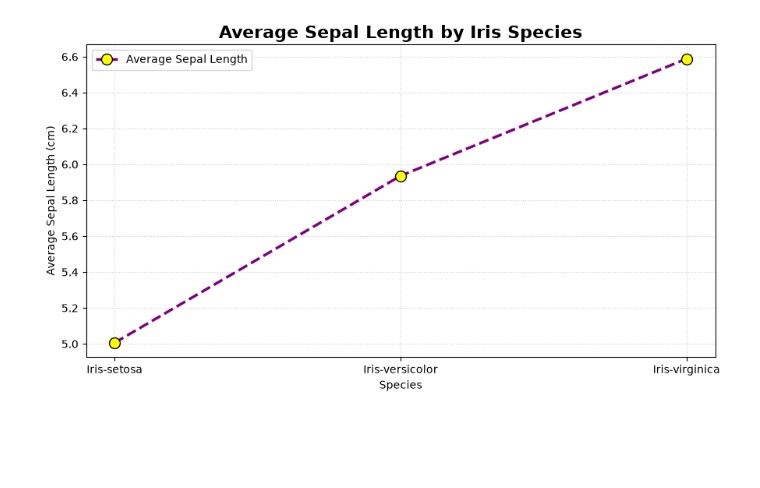
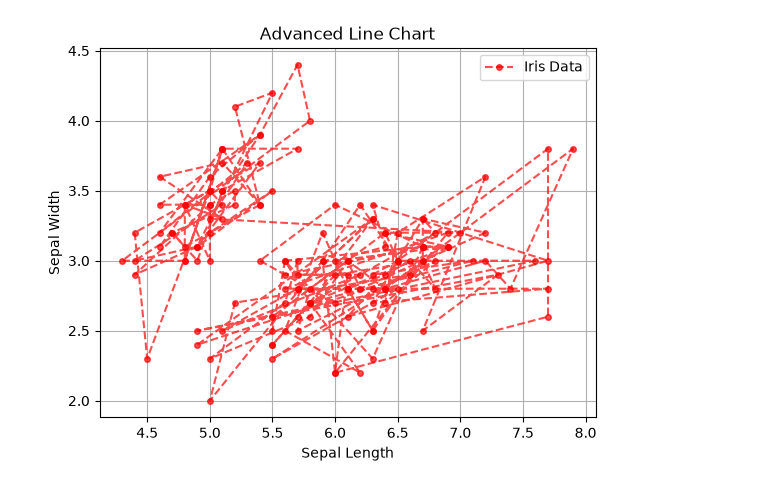
Before and after one commit to aayush-xid-su/CUTM, a Jupyter notebook: SEM1/DAVP/lab/iris_lab/LineChart_iris_02.ipynb, the cells around one changed output. Saved outputs shown, nothing was run; the diff lists cells and outputs as text; code cells hidden in the pictures; blank space fills up the shorter version.

Commit message:
DAVP lab added advanced chart

```diff
--- a/SEM1/DAVP/lab/iris_lab/LineChart_iris_02.ipynb
+++ b/SEM1/DAVP/lab/iris_lab/LineChart_iris_02.ipynb
@@ -1,37 +1,19 @@
 # %%
 import pandas as pd
 import matplotlib.pyplot as plt
-import numpy as np
 
 df = pd.read_csv("/home/ayushhh/CUTM/SEM1/DAVP/IRIS.csv")
 
-avg = df.groupby('Species')['SepalLengthCm'].mean()
+plt.plot(df.SepalLengthCm, df.SepalWidthCm,
+         marker="o", color="red",
+         linestyle="--", markersize=4,
+         alpha=0.7, label="Iris Data")
 
-plt.figure(figsize=(9, 5))
-
-plt.plot(
-    avg.index,
-    avg.values,
-    color='purple',
-    linestyle='--',
-    linewidth=2.5,
-    marker='o',
-    markersize=10,
-    markerfacecolor='yellow',
-    markeredgecolor='black',
-    label='Average Sepal Length'
-)
-
-plt.title("Average Sepal Length by Iris Species",
-          fontsize=16, fontweight='bold')
-
-plt.xlabel("Species")
-plt.ylabel("Average Sepal Length (cm)")
-
-plt.legend(loc='best')
-plt.grid(True, linestyle=':', alpha=0.6)
-
-plt.tight_layout()
+plt.title("Advanced Line Chart")
+plt.xlabel("Sepal Length")
+plt.ylabel("Sepal Width")
+plt.legend()
+plt.grid()
 plt.show()
 # %% [output]
-[figure, old version]
+[figure, new version]
```
Also changed, not shown: 16 other files.
